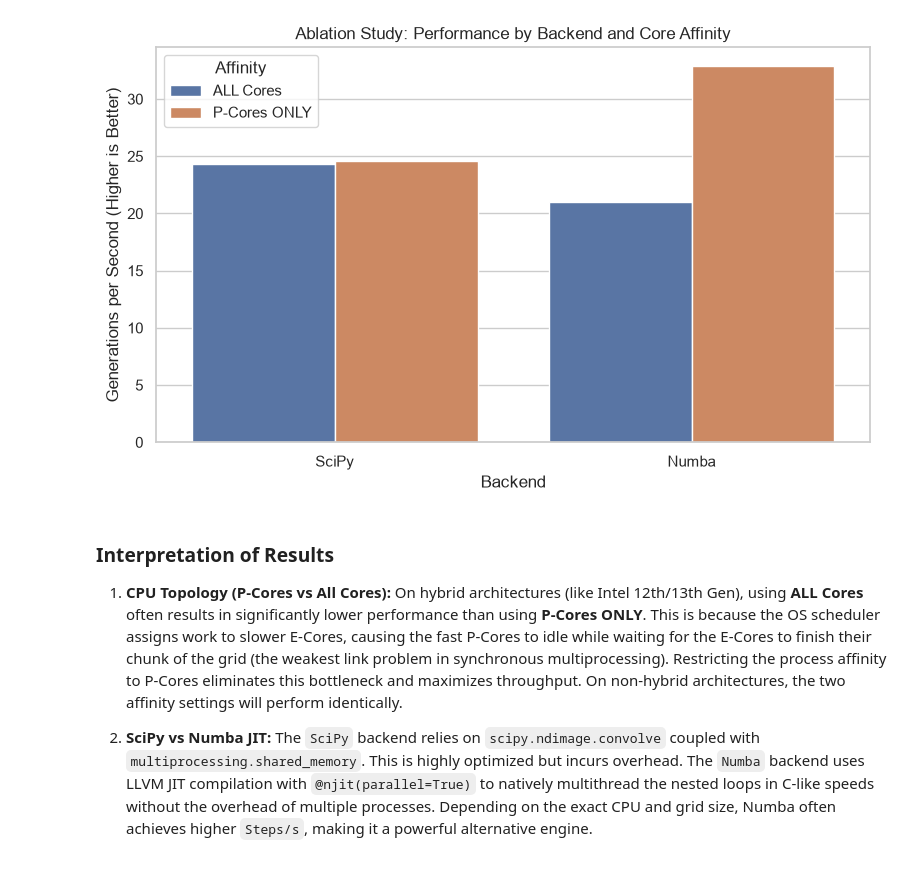
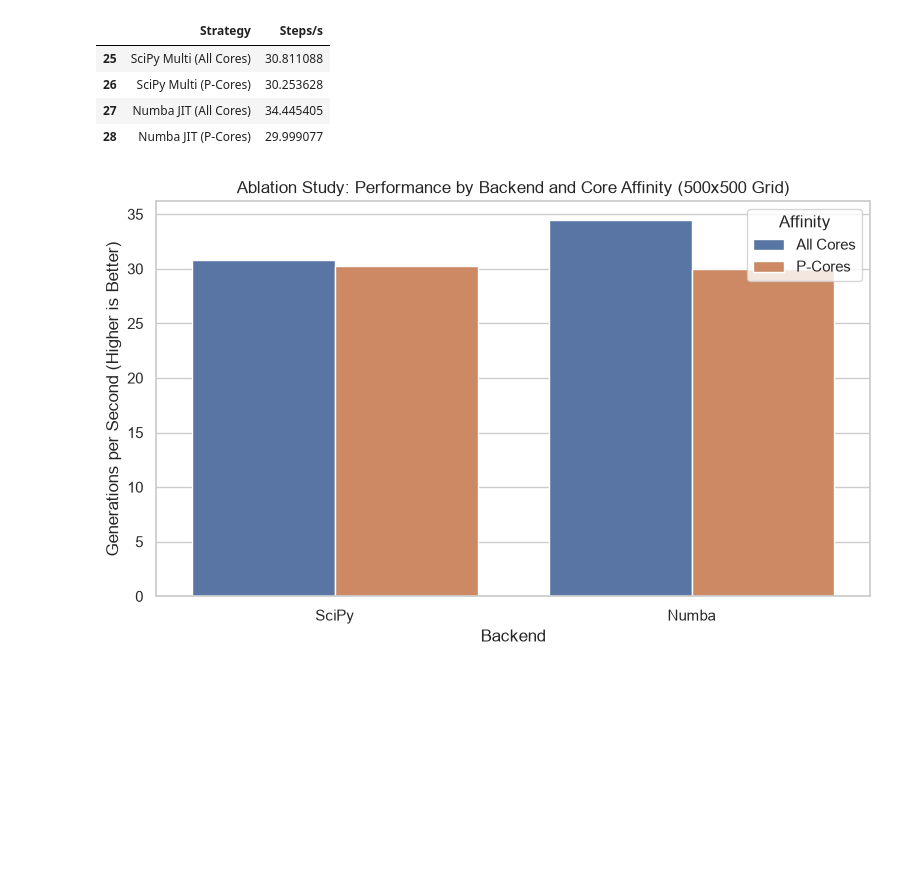
Before and after one commit to 97hackbrian/sciprog-FW, a Jupyter notebook: notebooks/performance_analysis.ipynb, the cells around one changed output. Saved outputs shown, nothing was run; the diff lists cells and outputs as text; code cells hidden in the pictures; blank space fills up the shorter version.

```diff
--- a/notebooks/performance_analysis.ipynb
+++ b/notebooks/performance_analysis.ipynb
@@ -215,20 +136,22 @@ Numba on P-Cores ONLY -> 50 steps in 1.521s (32.9 steps/s)
 # %%
-import seaborn as sns
-import matplotlib.pyplot as plt
+df_ablation = df_scaling[(df_scaling["Grid Size"] == 500) & (df_scaling["Strategy"] != "Single Process") & (df_scaling["Strategy"] != "GPU (CuPy)")].copy()
+
+# Extract backend and affinity from Strategy name for plotting
+df_ablation["Backend"] = df_ablation["Strategy"].apply(lambda x: "SciPy" if "SciPy" in x else "Numba")
+df_ablation["Affinity"] = df_ablation["Strategy"].apply(lambda x: "All Cores" if "All Cores" in x else "P-Cores")
+
+display(df_ablation[["Strategy", "Steps/s"]])
 
 plt.figure(figsize=(8, 5))
 sns.barplot(data=df_ablation, x="Backend", y="Steps/s", hue="Affinity")
-plt.title("Ablation Study: Performance by Backend and Core Affinity")
+plt.title("Ablation Study: Performance by Backend and Core Affinity (500x500 Grid)")
 plt.ylabel("Generations per Second (Higher is Better)")
 plt.tight_layout()
 plt.show()
 # %% [output]
+|  | Strategy | Steps/s |
+| 25 | SciPy Multi (All Cores) | 30.811088 |
+| 26 | SciPy Multi (P-Cores) | 30.253628 |
+| 27 | Numba JIT (All Cores) | 34.445405 |
+| 28 | Numba JIT (P-Cores) | 29.999077 |
-[figure, old version]
+[figure, new version]
-# %% [markdown]
-### Interpretation of Results
-
-1. **CPU Topology (P-Cores vs All Cores):**
-   On hybrid architectures (like Intel 12th/13th Gen), using **ALL Cores** often results in significantly lower performance than using **P-Cores ONLY**. This is because the OS scheduler assigns work to slower E-Cores, causing the fast P-Cores to idle while waiting for the E-Cores to finish their chunk of the grid (the weakest link problem in synchronous multiprocessing). Restricting the process affinity to P-Cores eliminates this bottleneck and maximizes throughput. On non-hybrid architectures, the two affinity settings will perform identically.
-
-2. **SciPy vs Numba JIT:**
-   The `SciPy` backend relies on `scipy.ndimage.convolve` coupled with `multiprocessing.shared_memory`. This is highly optimized but incurs overhead. The `Numba` backend uses LLVM JIT compilation with `@njit(parallel=True)` to natively multithread the nested loops in C-like speeds without the overhead of multiple processes. Depending on the exact CPU and grid size, Numba often achieves higher `Steps/s`, making it a powerful alternative engine.
```
Also changed, not shown: parts of 13 cells of this notebook, 1 other file.
